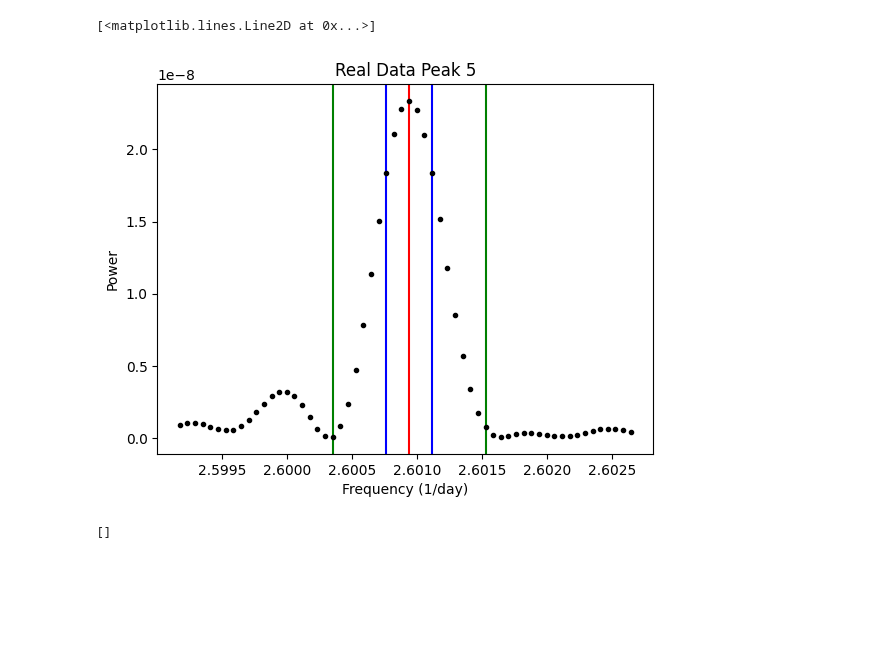
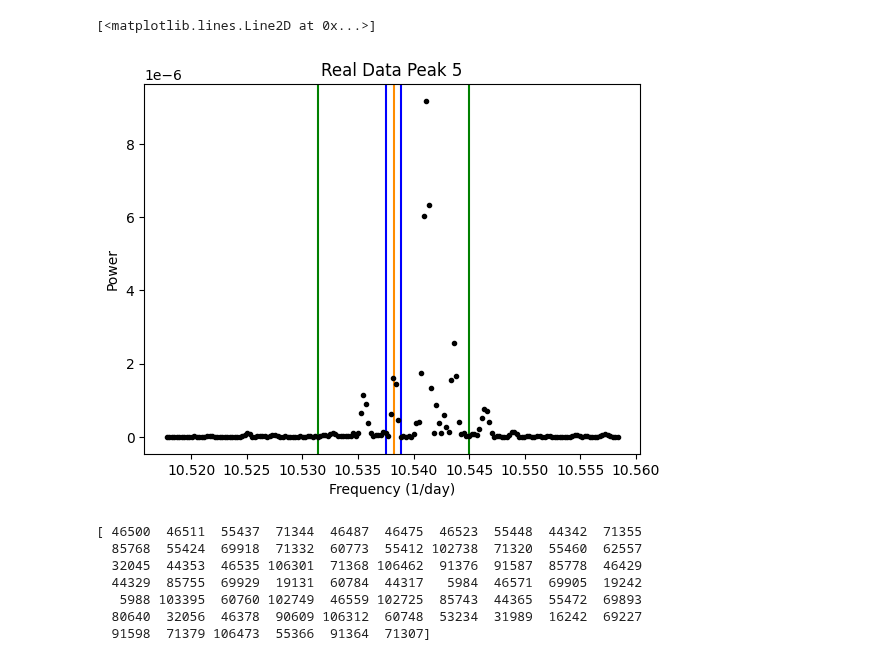
Before and after one commit to Hoggnation/cataloging_coherent_oscillators, a Jupyter notebook: ThresholdFunctionDebuggingFakeData.ipynb, the cells around one changed output. Drawn from its saved outputs; the diff is of its cells as text; code cells hidden in the pictures; blank space fills up the shorter version.

```diff
--- a/ThresholdFunctionDebuggingFakeData.ipynb
+++ b/ThresholdFunctionDebuggingFakeData.ipynb
@@ -29,19 +40,14 @@ print(f_max)
 # %%
 ##using LightKurve Periodogram function, WITH DAYS!
 
-time = np.arange(0, total_observation_time.value, sampling_rate_days.value)
-flux =  1+ 0.01 * np.cos(2 * np.pi * time) + 0.01* np.cos(4 * np.pi * time) + 0.001 * np.random.normal(size=time.shape) #fake flux data
-
-
-lc_fake = lk.LightCurve(time=time, flux=flux) #light curve will automatically assume
 #time is in days
-
-frequency_grid_fake = np.arange(f_min, f_max, f_min)
+f_min = delta_f/3
+frequency_grid = np.arange(f_min, f_max, f_min)/(u.day)
 
 pg_fake = lc_fake.to_periodogram(
     #method='lombscargle',
     normalization='psd',
-    frequency=frequency_grid_fake
+    frequency=frequency_grid
 )
 
 fake_power = pg_fake.power.value
@@ -94,17 +130,13 @@ plt.plot(fake_freq[34037-30:34037+30], fake_power[34037-30:34037+30], 'k.')
 # %%
 ##Doing the same thing with real data
-time = np.arange(0, total_observation_time.value, sampling_rate_days.value)
-flux =  1+ 0.01 * np.cos(2 * np.pi * time) + 0.01* np.cos(4 * np.pi * time) + 0.001 * np.random.normal(size=time.shape) #fake flux data
-
 
 #time is in days
 
-frequency_grid = np.arange(f_min, f_max, f_min)
 
 pg_real = lc.to_periodogram(
     #method='lombscargle',
     normalization='psd',
-    frequency=frequency_grid_fake
+    frequency=frequency_grid
 )
 
 real_power = pg_real.power.value
@@ -113,6 +145,6 @@ real_freq = pg_real.frequency.to(1/u.day).value
 plt.plot(real_freq, real_power,'k.')
 plt.xlabel("Frequency (1/day)")
 plt.ylabel("Power")
-plt.title("Lomb-Scargle Periodogram with Real Data")
+plt.title("Lomb-Scargle Periodogram of Real Data of KIC 5202905")
 plt.show()
 # %% [output]
@@ -120,3 +152,5 @@ plt.show()
 # %%
 ##Plotting the top 10 peaks in data
-indx = nana.get_started(10,real_freq,real_power)
+indx = nana.get_started(100,real_freq,real_power)
+# %%
+x_new,y_new, second_derivative = nana.refine_peaks(real_freq,real_power,indx)
@@ -179,17 +221,18 @@ plt.plot(real_freq[indx[3]-30:indx[3]+30], real_power[indx[3]-30:indx[3]+30], 'k
 # %%
 #Plot Fifth Peak
 plt.title("Real Data Peak 5")
-plt.axvline(x = real_freq[indx[4]], color = 'red')
-plt.axvline(x = real_freq[indx[4]-3], color = 'b')
-plt.axvline(x = real_freq[indx[4]+3], color = 'b')
-plt.axvline(x = real_freq[indx[4]-10], color = 'g')
-plt.axvline(x = real_freq[indx[4]+10], color = 'g')
+#plt.axvline(x = real_freq[indx[4]], color = 'red')
+plt.axvline(x = x_new[4], color = 'darkorange')
+plt.axvline(x = real_freq[indx[4]]-delta_f, color = 'b')
+plt.axvline(x = real_freq[indx[4]]+delta_f, color = 'b')
+plt.axvline(x = real_freq[indx[4]]-10*delta_f, color = 'g')
+plt.axvline(x = real_freq[indx[4]]+10*delta_f, color = 'g')
 plt.xlabel("Frequency (1/day)")
 plt.ylabel("Power")
-plt.plot(real_freq[indx[4]-30:indx[4]+30], real_power[indx[4]-30:indx[4]+30], 'k.')
+plt.plot(real_freq[indx[4]-90:indx[4]+90], real_power[indx[4]-90:indx[4]+90], 'k.')
 # %% [output]
 [<matplotlib.lines.Line2D at 0x...>]
-[figure, old version]
+[figure, new version]
 # %%
 #threshold function with original parameters, now that frequency spacing is accurate
 def threshold10(indices, xs, ys):
@@ -205,9 +247,15 @@ def threshold10(indices, xs, ys):
 # %%
 #No good peaks with real data
 good_peaks_real = threshold10(indx, real_freq, real_power)
-print(good_peaks)
+print(good_peaks_real)
 # %% [output]
-[]
+[ 46500  46511  55437  71344  46487  46475  46523  55448  44342  71355
+  85768  55424  69918  71332  60773  55412 102738  71320  55460  62557
+  32045  44353  46535 106301  71368 106462  91376  91587  85778  46429
+  44329  85755  69929  19131  60784  44317   5984  46571  69905  19242
+   5988 103395  60760 102749  46559 102725  85743  44365  55472  69893
+  80640  32056  46378  90609 106312  60748  53234  31989  16242  69227
+  91598  71379 106473  55366  91364  71307]
 # %%
 #No good peaks with fake data
 good_peaks_fake = threshold10(fake_ind, fake_freq, fake_power)
```
Also changed, not shown: parts of 25 cells of this notebook.
